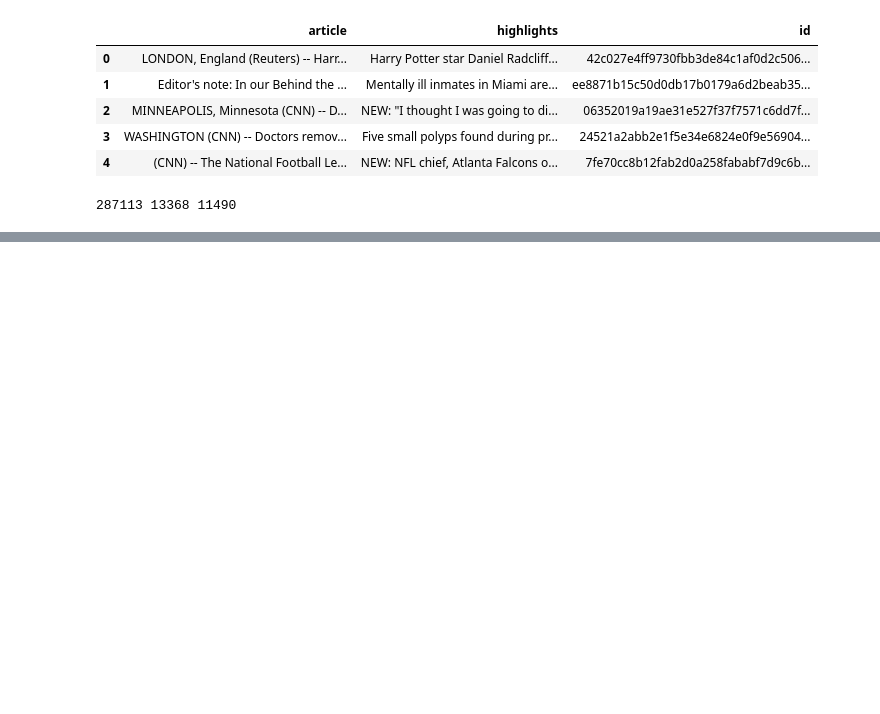
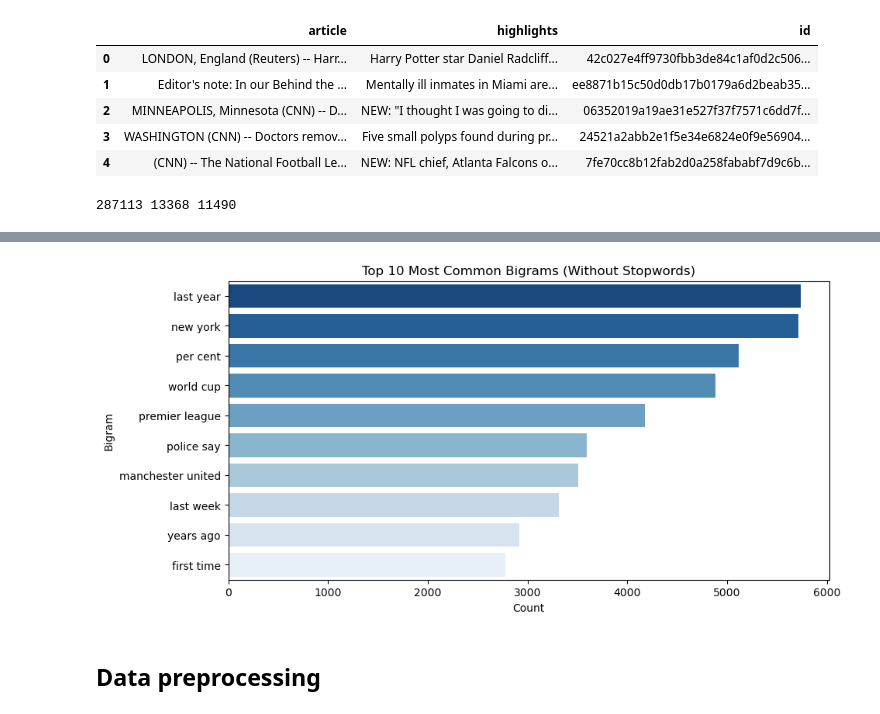
Before and after one commit to andrii-zapukhlyi/news_summarization, a Jupyter notebook: news_summarization.ipynb, the cells around one changed output, grey strips where cells are left out. Cells and saved outputs as stored; diff of their text form; code cells hidden in the pictures; blank space fills up the shorter version.

```diff
--- a/news_summarization.ipynb
+++ b/news_summarization.ipynb
@@ -46,0 +143,30 @@ train["article"].apply(lambda x: len(x.split())).plot(kind='hist')
+# %%
+from nltk.corpus import stopwords
+from nltk.tokenize import word_tokenize
+import nltk
+from collections import Counter
+import nltk
+
+stop_words = set(stopwords.words("english"))
+
+def get_bigrams(text):
+    words = word_tokenize(text.lower())
+    words = [word for word in words if word.isalnum() and word not in stop_words]
+    bigrams = list(nltk.bigrams(words))
+    return [" ".join(bigram) for bigram in bigrams]
+
+bigrams = []
+for t in train["highlights"]:
+    bigrams.extend(get_bigrams(t))
+
+bigram_counts = Counter(bigrams).most_common(10)
+bigram_df = pd.DataFrame(bigram_counts, columns=["Bigram", "Count"])
+
+plt.figure(figsize=(10, 5))
+sns.barplot(x="Count", y="Bigram", data=bigram_df, hue = "Bigram", palette="Blues_r")
+plt.title("Top 10 Most Common Bigrams (Without Stopwords)")
+plt.show()
+# %% [output]
+[figure, added]
+# %% [markdown]
+## Data preprocessing
```
Also changed, not shown: parts of 12 cells of this notebook.
